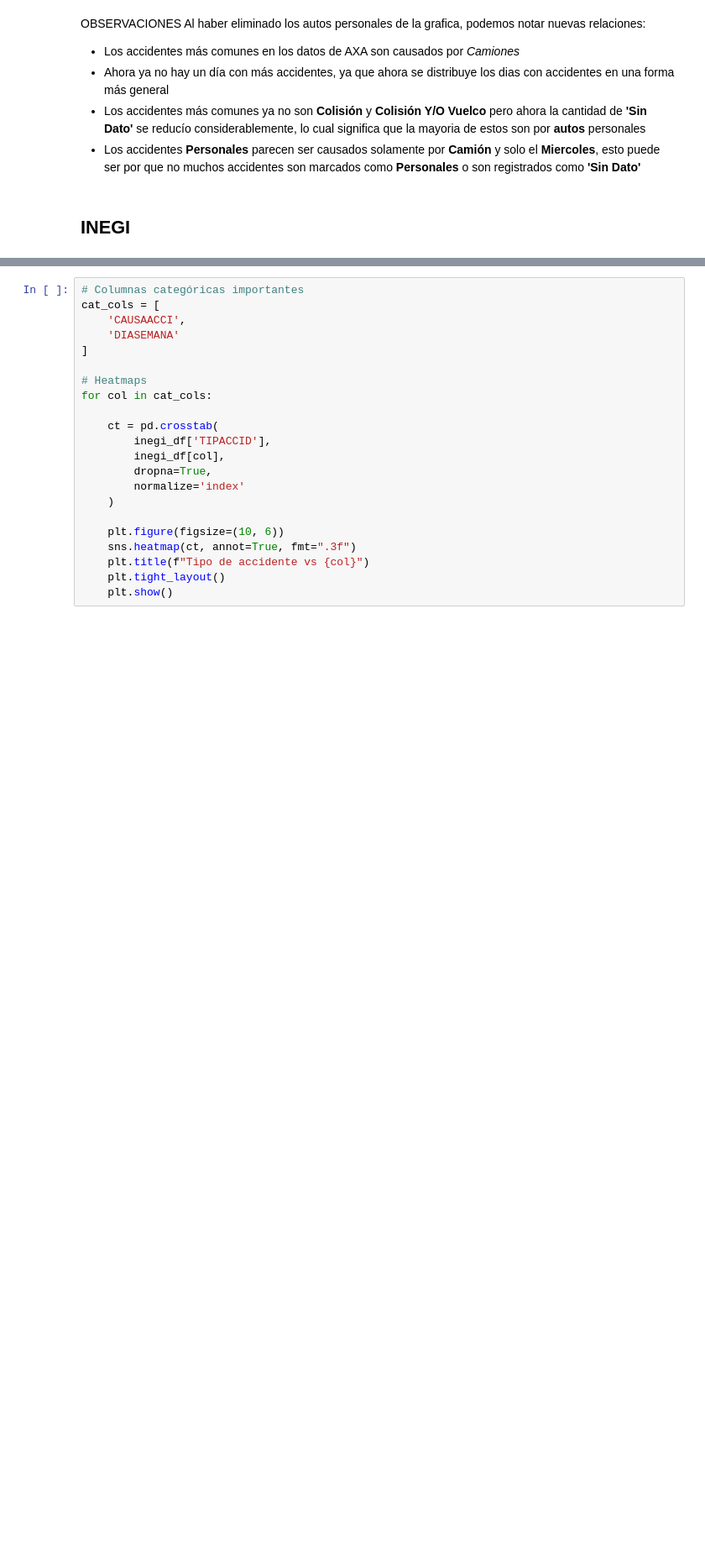
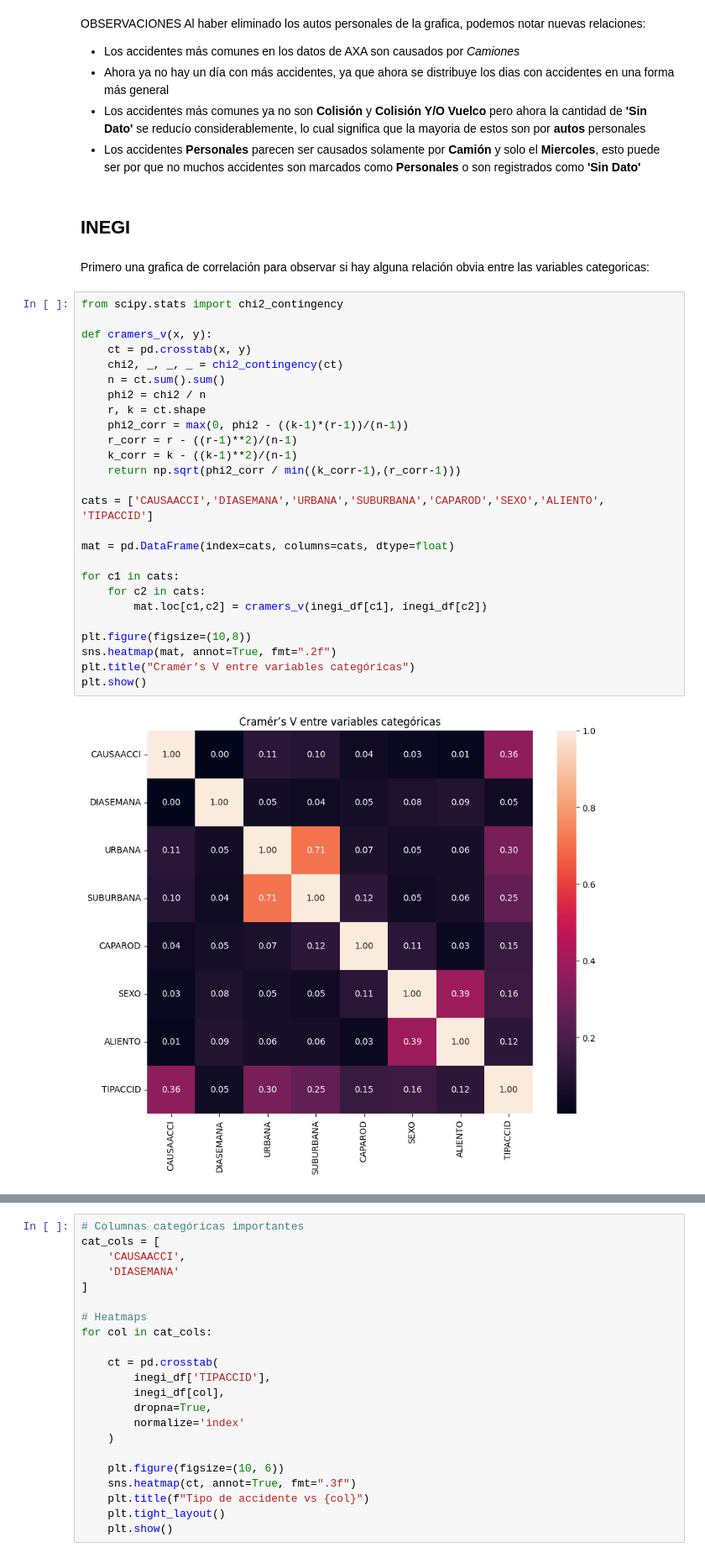
Before and after one commit to Mario-ACL/proyecto_ing_datos, a Jupyter notebook: notebooks/1.02-EDA-relations-1.ipynb, the cells around one changed output, grey strips where cells are left out. Shown at 84% size. Drawn from its saved outputs; the diff is of its cells as text; blank space fills up the shorter version.

```diff
--- a/notebooks/1.02-EDA-relations-1.ipynb
+++ b/notebooks/1.02-EDA-relations-1.ipynb
@@ -116,3 +118,33 @@ Al haber eliminado los autos personales de la grafica, podemos notar nuevas rela
 - Los accidentes **Personales** parecen ser causados solamente por **Camión** y solo el **Miercoles**, esto puede ser por que no muchos accidentes son marcados como **Personales** o son registrados como **'Sin Dato'**
 # %% [markdown]
 ## INEGI
+# %% [markdown]
+Primero una grafica de correlación para observar si hay alguna relación obvia entre las variables categoricas:
+# %%
+from scipy.stats import chi2_contingency
+
+def cramers_v(x, y):
+    ct = pd.crosstab(x, y)
+    chi2, _, _, _ = chi2_contingency(ct)
+    n = ct.sum().sum()
+    phi2 = chi2 / n
+    r, k = ct.shape
+    phi2_corr = max(0, phi2 - ((k-1)*(r-1))/(n-1))
+    r_corr = r - ((r-1)**2)/(n-1)
+    k_corr = k - ((k-1)**2)/(n-1)
+    return np.sqrt(phi2_corr / min((k_corr-1),(r_corr-1)))
+
+cats = ['CAUSAACCI','DIASEMANA','URBANA','SUBURBANA','CAPAROD','SEXO','ALIENTO', 'TIPACCID']
+
+mat = pd.DataFrame(index=cats, columns=cats, dtype=float)
+
+for c1 in cats:
+    for c2 in cats:
+        mat.loc[c1,c2] = cramers_v(inegi_df[c1], inegi_df[c2])
+
+plt.figure(figsize=(10,8))
+sns.heatmap(mat, annot=True, fmt=".2f")
+plt.title("Cramér’s V entre variables categóricas")
+plt.show()
+# %% [output]
+[figure, added]
```
Also changed, not shown: parts of 16 cells of this notebook, 1 other file.
